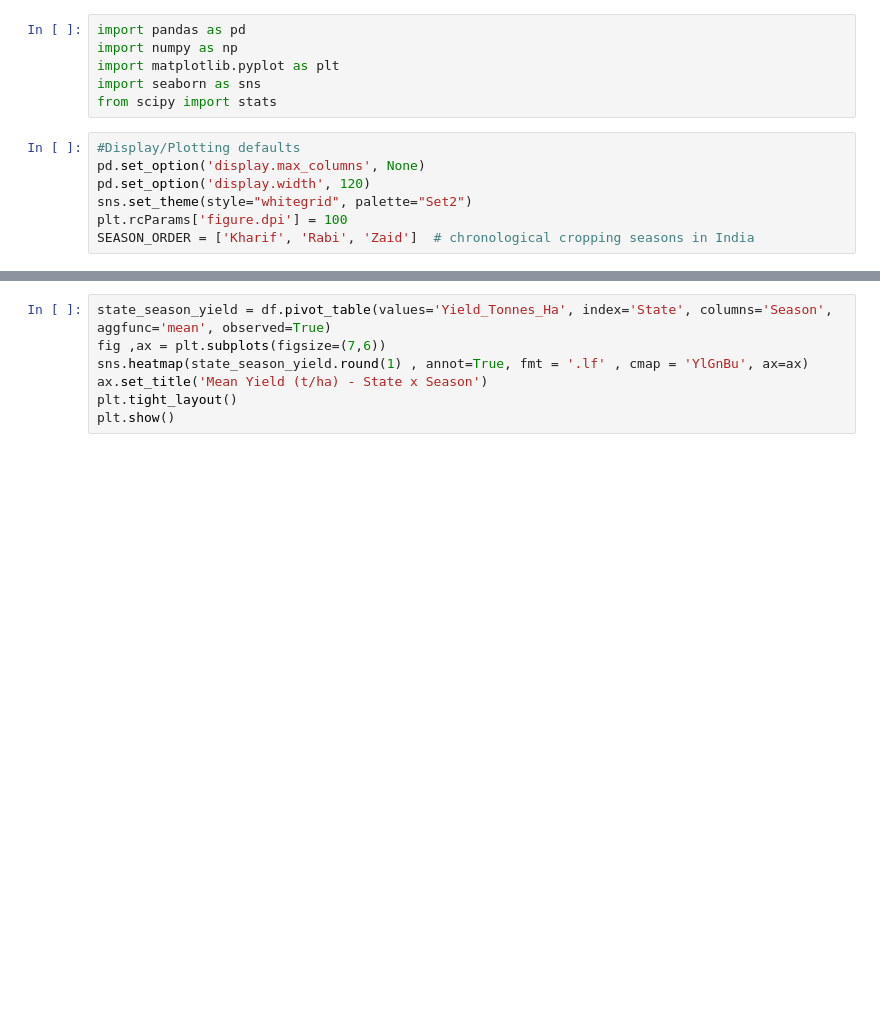
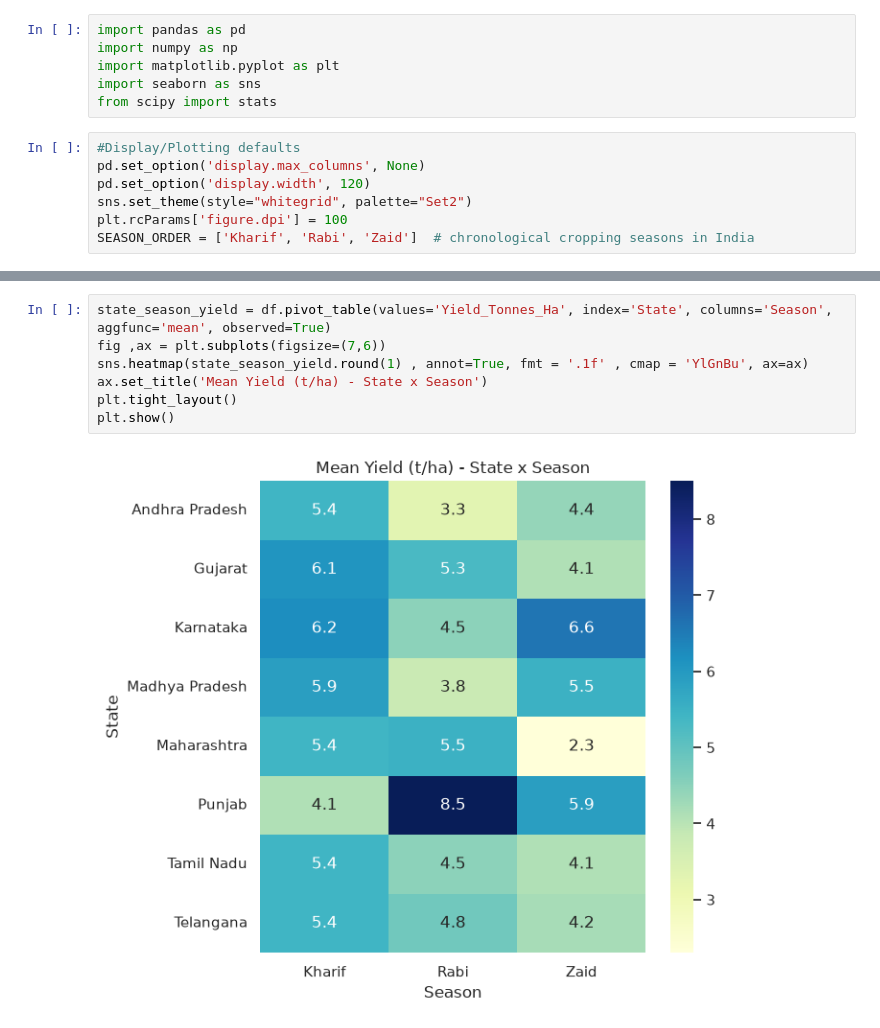
Before and after one commit to ghalsasinachiket-creator/seasonal-agro-analysis, a Jupyter notebook: analysis.ipynb, the cells around one changed output, grey strips where cells are left out. Saved outputs shown, nothing was run; the diff lists cells and outputs as text; blank space fills up the shorter version.

```diff
--- a/analysis.ipynb
+++ b/analysis.ipynb
@@ -139,10 +255,12 @@ plt.show()
 # %%
 state_season_yield = df.pivot_table(values='Yield_Tonnes_Ha', index='State', columns='Season', aggfunc='mean', observed=True)
 fig ,ax = plt.subplots(figsize=(7,6))
-sns.heatmap(state_season_yield.round(1) , annot=True, fmt = '.lf' , cmap = 'YlGnBu', ax=ax)
+sns.heatmap(state_season_yield.round(1) , annot=True, fmt = '.1f' , cmap = 'YlGnBu', ax=ax)
 ax.set_title('Mean Yield (t/ha) - State x Season')
 plt.tight_layout()
 plt.show()
+# %% [output]
+[figure, added]
 # %%
 numeric_cols = df.select_dtypes(include=np.number).columns.tolist()
 corr = df[numeric_cols].corr()
```
Also changed, not shown: parts of 28 cells of this notebook, 1 other file.
